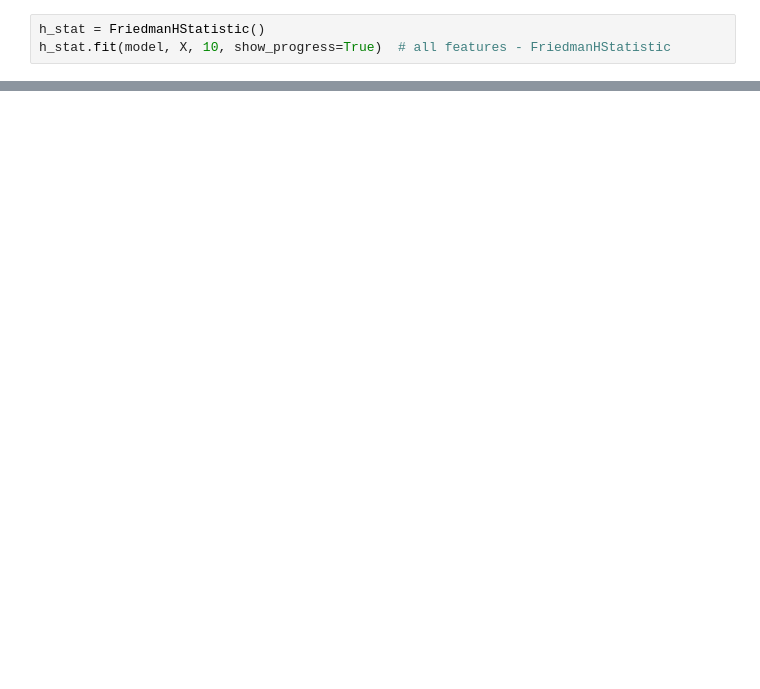
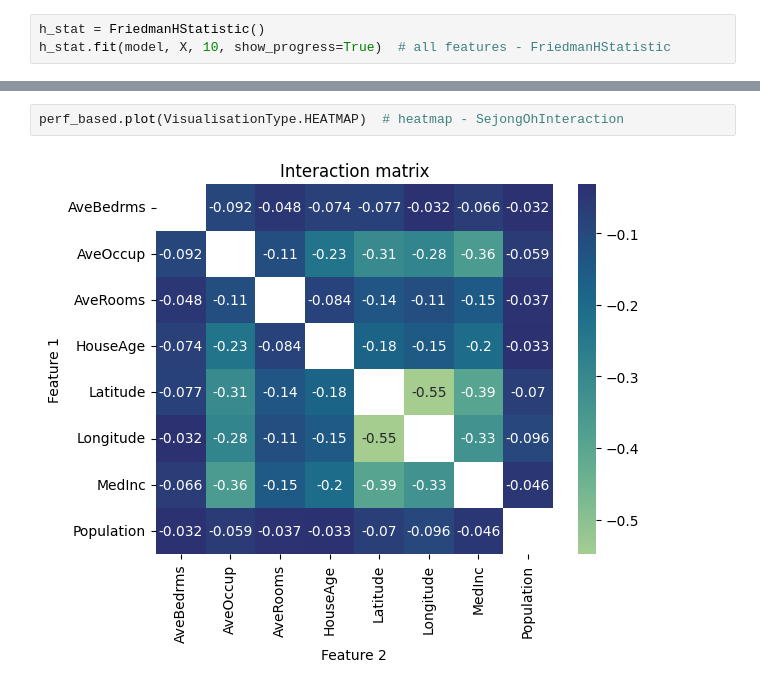
Before and after one commit to pyartemis/artemis, a Jupyter notebook: experiments/h_statistic_experiments.ipynb, the cells around one changed output, grey strips where cells are left out. Saved outputs shown, nothing was run; the diff lists cells and outputs as text; blank space fills up the shorter version.

```diff
--- a/experiments/h_statistic_experiments.ipynb
+++ b/experiments/h_statistic_experiments.ipynb
@@ -52,0 +63,4 @@ h_stat_subset.fit(model, X, 10, features=["Latitude", "Longitude", "HouseAge"],
+# %%
+perf_based.plot(VisualisationType.HEATMAP)  # heatmap - SejongOhInteraction
+# %% [output]
+[figure, added]
```
Also changed, not shown: parts of 15 cells of this notebook, 10 other files.
